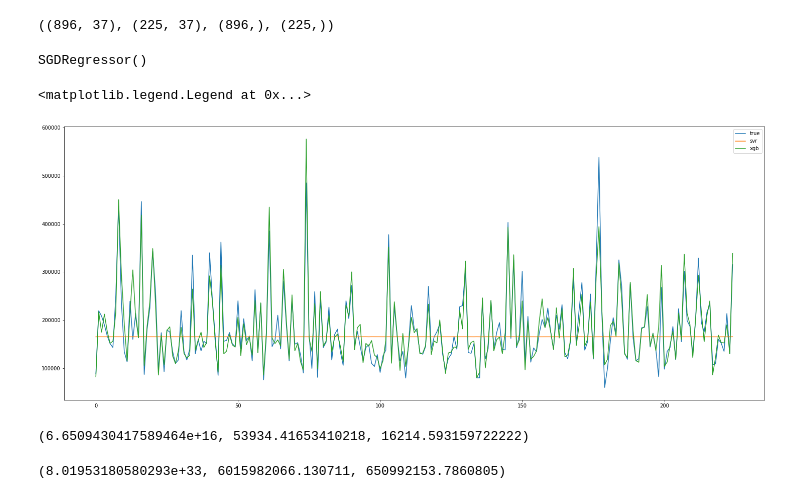
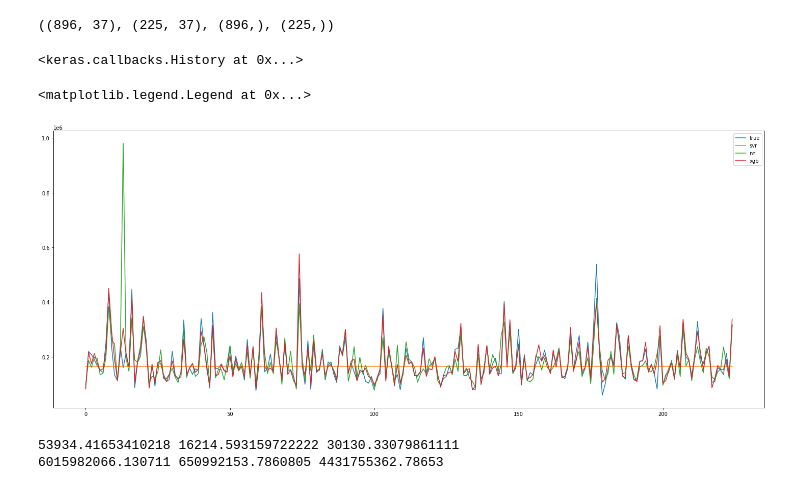
Before and after one commit to Gonm1/KaggleTasks, a Jupyter notebook: HousePrices/HousePrices.ipynb, the cells around one changed output. Drawn from its saved outputs; the diff is of its cells as text; code cells hidden in the pictures.

Commit message:
Add more estimators for regression including neural network

```diff
--- a/HousePrices/HousePrices.ipynb
+++ b/HousePrices/HousePrices.ipynb
@@ -56,36 +59,41 @@ x_train, x_test, y_train, y_test = x_train.to_numpy(), x_test.to_numpy(), y_trai
 x_train.shape, x_test.shape, y_train.shape, y_test.shape
 # %% [output]
 ((896, 37), (225, 37), (896,), (225,))
-# %%
-
-
-xgb = XGBRegressor(n_estimators=2000, learning_rate=0.05)
-xgb.fit(x_train, y_train)
-SVR_ = SVR()
-SVR_.fit(x_train, y_train)
-SGDRegressor_ = SGDRegressor()
-SGDRegressor_.fit(x_train, y_train)
-# %% [output]
-SGDRegressor()
+# %%
+xgb = XGBRegressor(n_estimators=2000, learning_rate=0.05)
+xgb.fit(x_train, y_train)
+
+SVR_ = SVR()
+SVR_.fit(x_train, y_train)
+
+model = Sequential()
+model.add(Input(shape=[len(x_train[0])]))
+model.add(Dense(units=100, activation='relu'))
+model.add(Dropout(rate=0.5))
+model.add(Dense(units=50, activation='relu'))
+model.add(Dense(1))
+
+model.compile(loss='mse', optimizer=Adam(), metrics=['mae', 'mse'])
+model.fit(x_train, y_train, epochs=100, batch_size=50, verbose=0)
+# %% [output]
+<keras.callbacks.History at 0x...>
 # %%
-sgd_pred = SGDRegressor_.predict(x_test)
 svr_pred = SVR_.predict(x_test)
 xbg_pred = xgb.predict(x_test)
+nn_pred = model.predict(x_test)
 # %%
 plt.figure(figsize=(25,10))
 plt.plot(y_test, label='true')
 plt.plot(svr_pred, label='svr')
-#plt.plot(sgd_pred, label='sgd')
+plt.plot(nn_pred, label='nn')
 plt.plot(xbg_pred, label='xgb')
 plt.legend()
 # %% [output]
 <matplotlib.legend.Legend at 0x...>
-[figure, old version]
+[figure, new version]
-# %%
-mean_absolute_error(y_test, sgd_pred), mean_absolute_error(y_test, svr_pred), mean_absolute_error(y_test, xbg_pred)
-# %% [output]
-(6.6509430417589464e+16, 53934.41653410218, 16214.593159722222)
 # %%
-mean_squared_error(y_test, sgd_pred), mean_squared_error(y_test, svr_pred), mean_squared_error(y_test, xbg_pred)
+print(mean_absolute_error(y_test, svr_pred), mean_absolute_error(y_test, xbg_pred), mean_absolute_error(y_test, nn_pred))
+print(mean_squared_error(y_test, svr_pred), mean_squared_error(y_test, xbg_pred), mean_squared_error(y_test, nn_pred))
 # %% [output]
-(8.01953180580293e+33, 6015982066.130711, 650992153.7860805)
+53934.41653410218 16214.593159722222 30130.33079861111
+6015982066.130711 650992153.7860805 4431755362.78653
```
Also changed, not shown: parts of 1 cell of this notebook.
